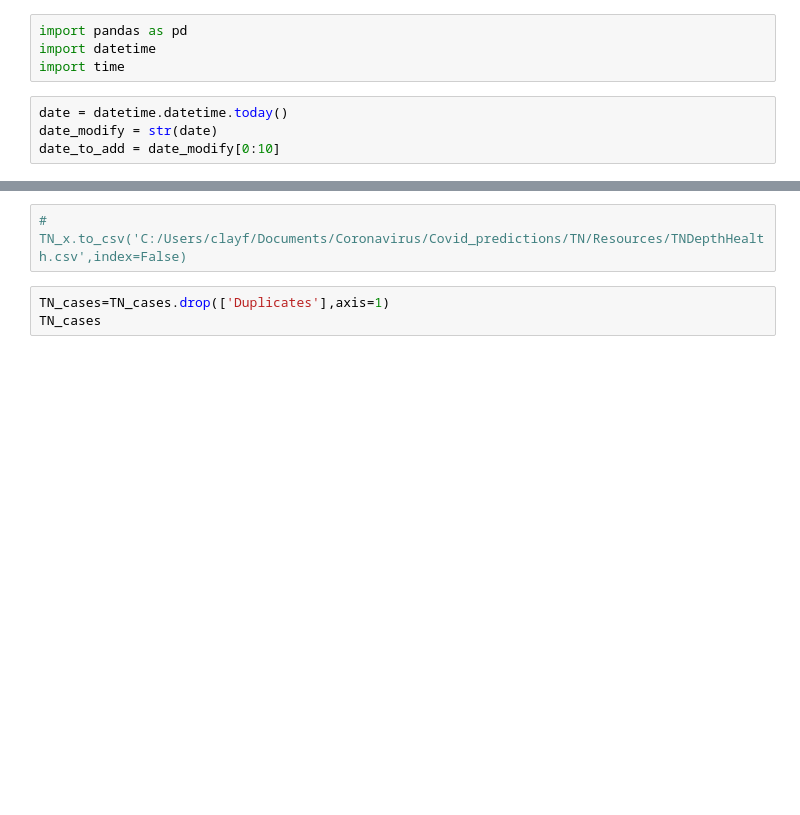
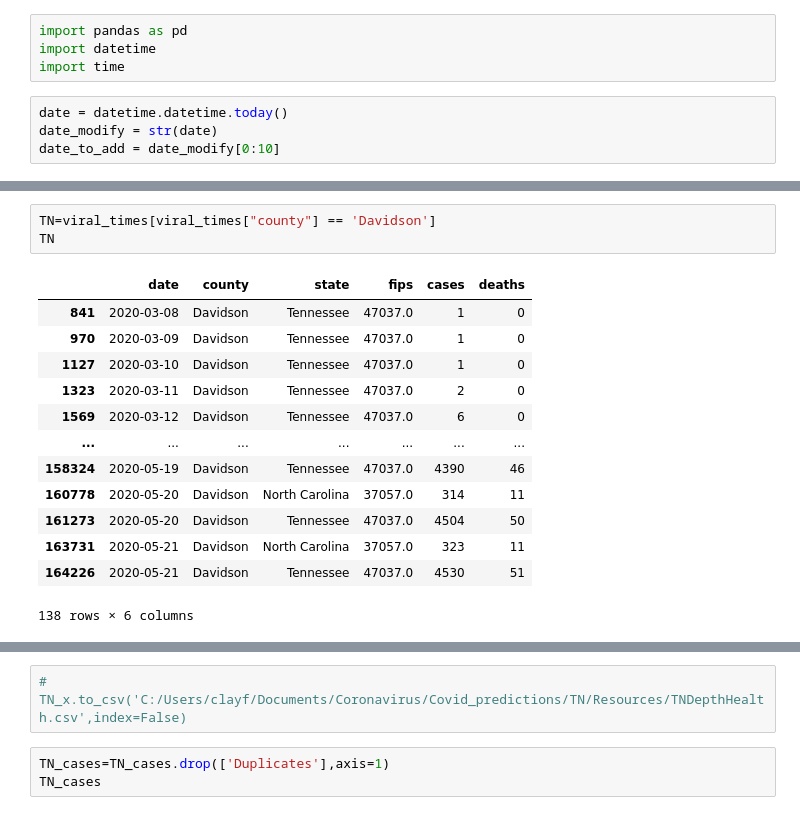
Before and after one commit to clayfranklin/Coronavirus, a Jupyter notebook: Covid_predictions/TN/notebooks/Concat_NYtimes_Historical.ipynb, the cells around one changed output, grey strips where cells are left out. Saved outputs shown, nothing was run; the diff lists cells and outputs as text; blank space fills up the shorter version.

```diff
--- a/Covid_predictions/TN/notebooks/Concat_NYtimes_Historical.ipynb
+++ b/Covid_predictions/TN/notebooks/Concat_NYtimes_Historical.ipynb
@@ -53,3 +37,20 @@ viral_times
+# %%
+TN=viral_times[viral_times["county"] == 'Davidson']
+TN
+# %% [output]
+|  | date | county | state | fips | cases | deaths |
+| 841 | 2020-03-08 | Davidson | Tennessee | 47037.0 | 1 | 0 |
+| 970 | 2020-03-09 | Davidson | Tennessee | 47037.0 | 1 | 0 |
+| 1127 | 2020-03-10 | Davidson | Tennessee | 47037.0 | 1 | 0 |
+| 1323 | 2020-03-11 | Davidson | Tennessee | 47037.0 | 2 | 0 |
+| 1569 | 2020-03-12 | Davidson | Tennessee | 47037.0 | 6 | 0 |
+| ... | ... | ... | ... | ... | ... | ... |
+| 158324 | 2020-05-19 | Davidson | Tennessee | 47037.0 | 4390 | 46 |
+| 160778 | 2020-05-20 | Davidson | North Carolina | 37057.0 | 314 | 11 |
+| 161273 | 2020-05-20 | Davidson | Tennessee | 47037.0 | 4504 | 50 |
+| 163731 | 2020-05-21 | Davidson | North Carolina | 37057.0 | 323 | 11 |
+| 164226 | 2020-05-21 | Davidson | Tennessee | 47037.0 | 4530 | 51 |
+138 rows × 6 columns
 # %%
 TN_today=pd.concat([TN_Depth_Health,TN_county], join='outer', sort=True)
 TN_today
```
Also changed, not shown: parts of 8 cells of this notebook, 10 other files.
